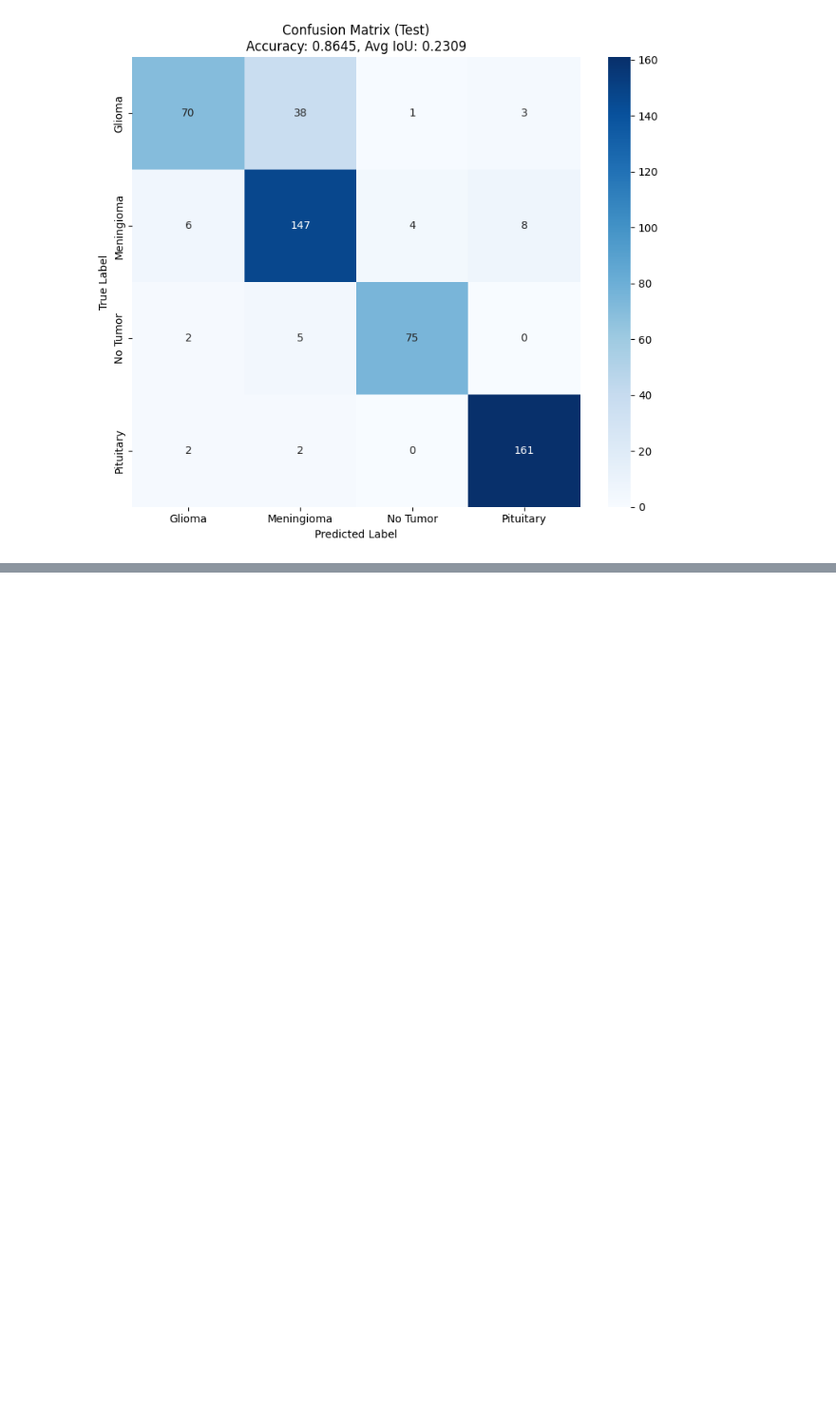
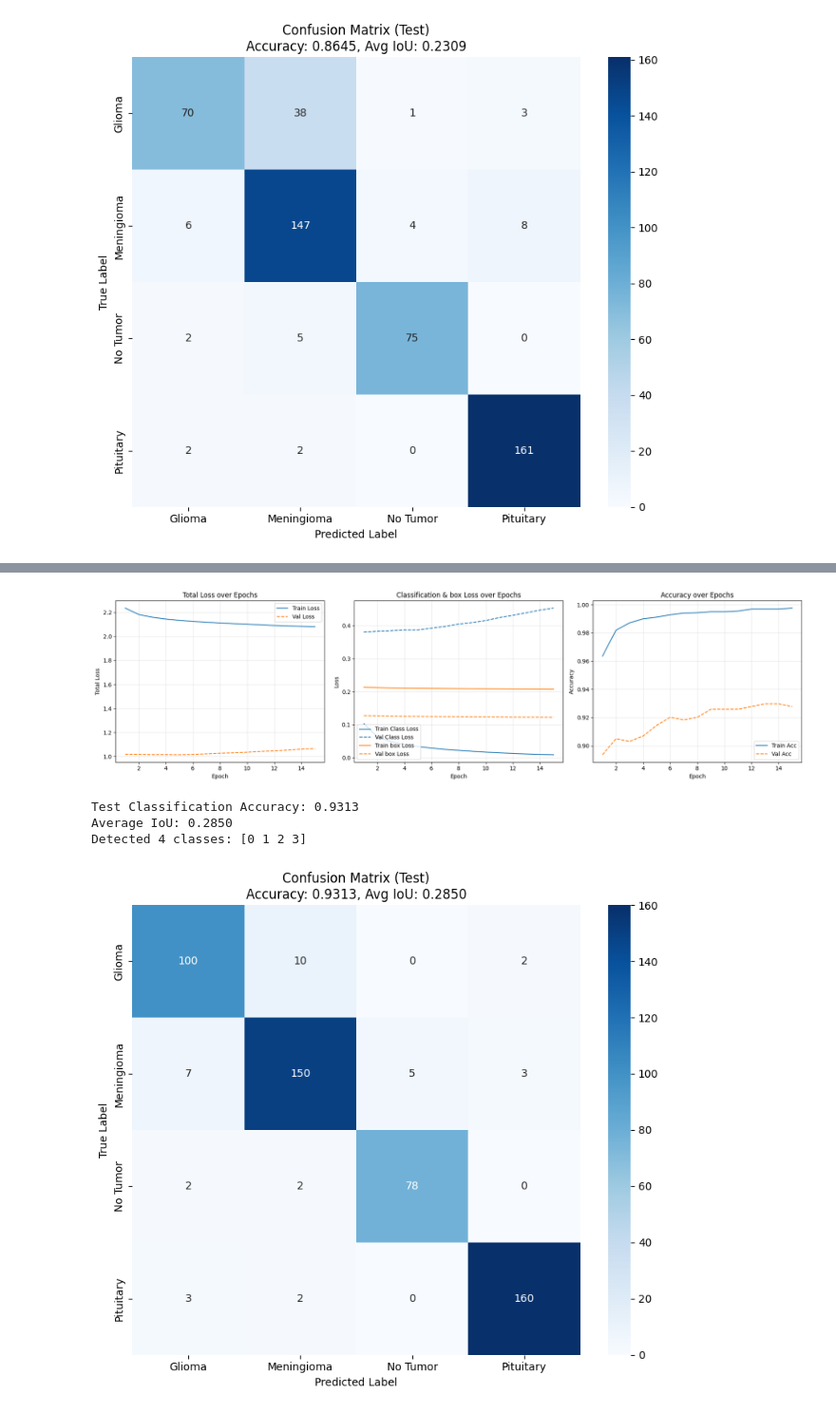
Before and after one commit to Tiromachelan/brain-tumor-detection, a Jupyter notebook: Project2.ipynb, the cells around one changed output, grey strips where cells are left out. Shown at 95% size. Drawn from its saved outputs; the diff is of its cells as text; code cells hidden in the pictures; blank space fills up the shorter version.

```diff
--- a/Project2.ipynb
+++ b/Project2.ipynb
@@ -730,0 +756,8 @@ Detected 4 classes: [0 1 2 3]
+# %%
+display_results("models/CNN4.pth")
+# %% [output]
+[figure, added]
+Test Classification Accuracy: 0.9313
+Average IoU: 0.2850
+Detected 4 classes: [0 1 2 3]
+[figure, added]
```
Also changed, not shown: parts of 1 cell of this notebook.
